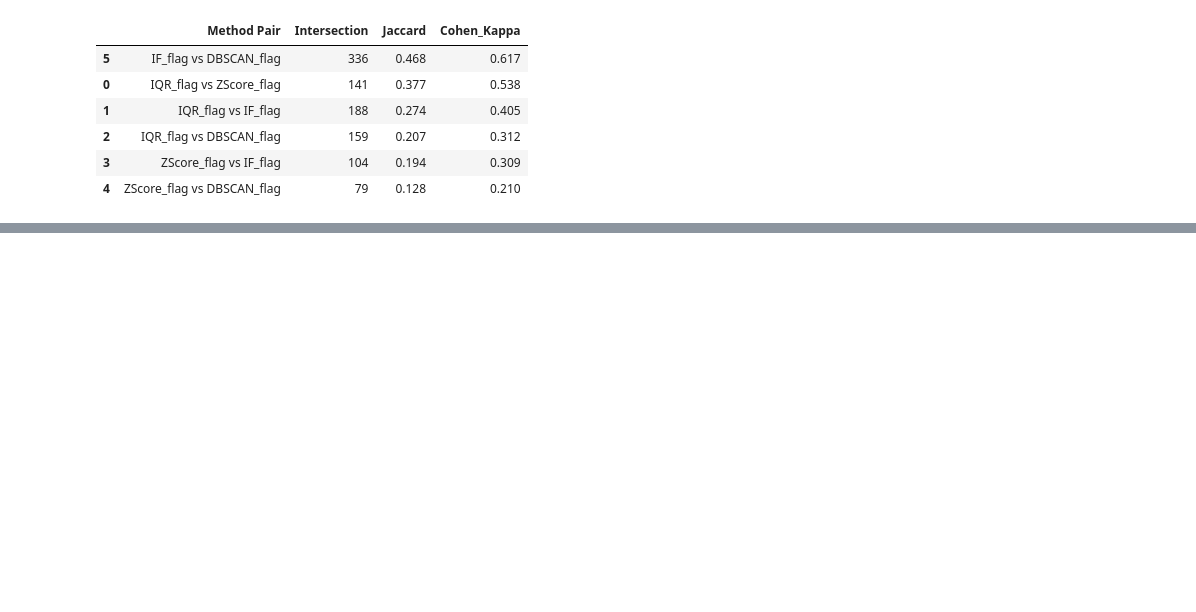
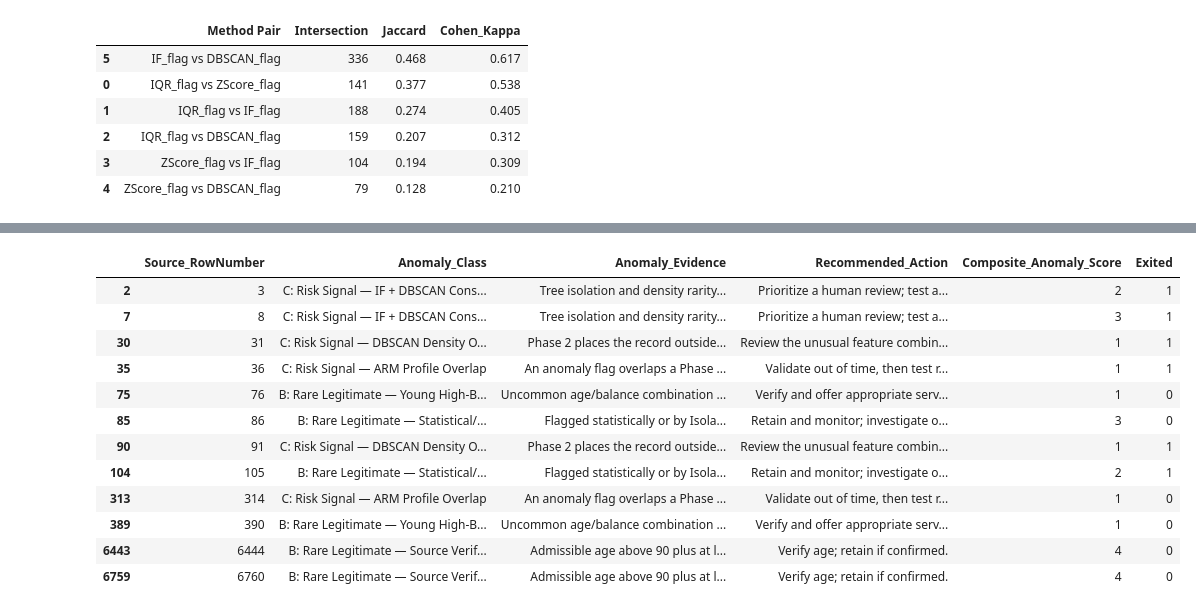
Before and after one commit to Kelompok4-PPTI20/data-mining, a Jupyter notebook: notebooks/phase4_anomaly_detection.ipynb, the cells around one changed output, grey strips where cells are left out. Saved outputs shown, nothing was run; the diff lists cells and outputs as text; code cells hidden in the pictures; blank space fills up the shorter version.

```diff
--- a/notebooks/phase4_anomaly_detection.ipynb
+++ b/notebooks/phase4_anomaly_detection.ipynb
@@ -949,0 +839,81 @@ CLASS C — Risk Signal:
+# %%
+# ── Evidence-based anomaly typology (does not use Exited) ───────────────
+BALANCE_SCENARIO_CUT = 100000
+
+def classify_anomaly(row):
+    if row['Composite_Anomaly_Score'] == 0:
+        return ('Normal — Not Flagged', 'No core detector flagged the record.', 'Routine handling.')
+
+    impossible = (
+        not 300 <= row['CreditScore'] <= 850
+        or not 18 <= row['Age'] <= 100
+        or not 0 <= row['Tenure'] <= 10
+        or row['Balance'] < 0
+        or row['NumOfProducts'] not in {1, 2, 3, 4}
+        or row['HasCrCard'] not in {0, 1}
+        or row['IsActiveMember'] not in {0, 1}
+    )
+    if impossible:
+        return ('A: Data Error', 'Value outside the Phase 1 documented domain rules.',
+                'Verify against the source system before business use.')
+
+    if row['Age'] > 90:
+        return ('B: Rare Legitimate — Source Verification Recommended',
+                'Admissible age above 90 plus at least one detector flag.',
+                'Verify age; retain if confirmed.')
+
+    if row['IF_flag'] == 1 and row['DBSCAN_flag'] == 1:
+        return ('C: Risk Signal — IF + DBSCAN Consensus',
+                'Tree isolation and density rarity independently flag the same profile.',
+                'Prioritize a human review; test a retention treatment, not an automatic decision.')
+    if row['DBSCAN_flag'] == 1:
+        return ('C: Risk Signal — DBSCAN Density Outlier',
+                'Phase 2 places the record outside dense customer neighbourhoods.',
+                'Review the unusual feature combination and monitor engagement.')
+
+    arm_profile_overlap = (
+        (46 <= row['Age'] <= 60 and row['IsActiveMember'] == 0 and row['NumOfProducts'] == 1)
+        or (row['Geography'] == 'Germany' and row['IsActiveMember'] == 0 and row['NumOfProducts'] == 1)
+        or (row['Balance'] > BALANCE_SCENARIO_CUT and row['IsActiveMember'] == 0 and row['NumOfProducts'] == 1)
+    )
+    if arm_profile_overlap:
+        return ('C: Risk Signal — ARM Profile Overlap',
+                'An anomaly flag overlaps a Phase 3 churn-associated engagement profile.',
+                'Validate out of time, then test re-engagement / relationship-depth actions.')
+
+    if row['Age'] < 22 and row['Balance'] > 50000:
+        return ('B: Rare Legitimate — Young High-Balance Customer',
+                'Uncommon age/balance combination within documented bounds.',
+                'Verify and offer appropriate service; do not delete.')
+    if row['NumOfProducts'] == 4:
+        return ('B: Rare Legitimate — Maximum Product Holder',
+                'Maximum observed product count but still inside the documented range.',
+                'Retain; review product suitability and service needs.')
+    return ('B: Rare Legitimate — Statistical/Isolation Outlier',
+            'Flagged statistically or by Isolation Forest without structural risk-profile evidence.',
+            'Retain and monitor; investigate only if other business evidence emerges.')
+
+classification = df_anomaly.apply(classify_anomaly, axis=1, result_type='expand')
+classification.columns = ['Anomaly_Class', 'Anomaly_Evidence', 'Recommended_Action']
+df_anomaly[classification.columns] = classification
+df_flagged = df_anomaly[candidate_mask].copy()
+
+print(f'── ANOMALY CLASSIFICATION REPORT (n={len(df_flagged):,} flagged records) ──')
+class_summary = (df_flagged.groupby('Anomaly_Class')
+                 .agg(Count=('Exited', 'size'), Churn_Lens=('Exited', 'mean'))
+                 .sort_index())
+class_summary['% of Flagged'] = class_summary['Count'] / len(df_flagged) * 100
+class_summary['Churn Lens (%)'] = class_summary['Churn_Lens'] * 100
+display(class_summary[['Count', '% of Flagged', 'Churn Lens (%)']].round(1))
+
+print('\nExample evidence and action rows')
+display(df_flagged[[
+    'Source_RowNumber', 'Anomaly_Class', 'Anomaly_Evidence',
+    'Recommended_Action', 'Composite_Anomaly_Score', 'Exited'
+]].groupby('Anomaly_Class', group_keys=False).head(2))
+
+# Persist only after classifications and record-level evidence exist.
+df_anomaly.to_csv(ANOMALY_REPORT_PATH, index=False)
+df_anomaly[corroborated_mask].to_csv(HIGH_CONFIDENCE_ANOMALIES_PATH, index=False)
+print('\n  Anomaly report and 2+ method corroborated subset saved to outputs/.')
+# %% [output]
@@ -949,0 +930,13 @@ CLASS C — Risk Signal:
+|  | Source_RowNumber | Anomaly_Class | Anomaly_Evidence | Recommended_Action | Composite_Anomaly_Score | Exited |
+| 2 | 3 | C: Risk Signal — IF + DBSCAN Cons... | Tree isolation and density rarity... | Prioritize a human review; test a... | 2 | 1 |
+| 7 | 8 | C: Risk Signal — IF + DBSCAN Cons... | Tree isolation and density rarity... | Prioritize a human review; test a... | 3 | 1 |
+| 30 | 31 | C: Risk Signal — DBSCAN Density O... | Phase 2 places the record outside... | Review the unusual feature combin... | 1 | 1 |
+| 35 | 36 | C: Risk Signal — ARM Profile Overlap | An anomaly flag overlaps a Phase ... | Validate out of time, then test r... | 1 | 1 |
+| 75 | 76 | B: Rare Legitimate — Young High-B... | Uncommon age/balance combination ... | Verify and offer appropriate serv... | 1 | 0 |
+| 85 | 86 | B: Rare Legitimate — Statistical/... | Flagged statistically or by Isola... | Retain and monitor; investigate o... | 3 | 0 |
+| 90 | 91 | C: Risk Signal — DBSCAN Density O... | Phase 2 places the record outside... | Review the unusual feature combin... | 1 | 1 |
+| 104 | 105 | B: Rare Legitimate — Statistical/... | Flagged statistically or by Isola... | Retain and monitor; investigate o... | 2 | 1 |
+| 313 | 314 | C: Risk Signal — ARM Profile Overlap | An anomaly flag overlaps a Phase ... | Validate out of time, then test r... | 1 | 0 |
+| 389 | 390 | B: Rare Legitimate — Young High-B... | Uncommon age/balance combination ... | Verify and offer appropriate serv... | 1 | 0 |
+| 6443 | 6444 | B: Rare Legitimate — Source Verif... | Admissible age above 90 plus at l... | Verify age; retain if confirmed. | 4 | 0 |
+| 6759 | 6760 | B: Rare Legitimate — Source Verif... | Admissible age above 90 plus at l... | Verify age; retain if confirmed. | 4 | 0 |
```
Also changed, not shown: parts of 23 cells of this notebook, 28 other files.
